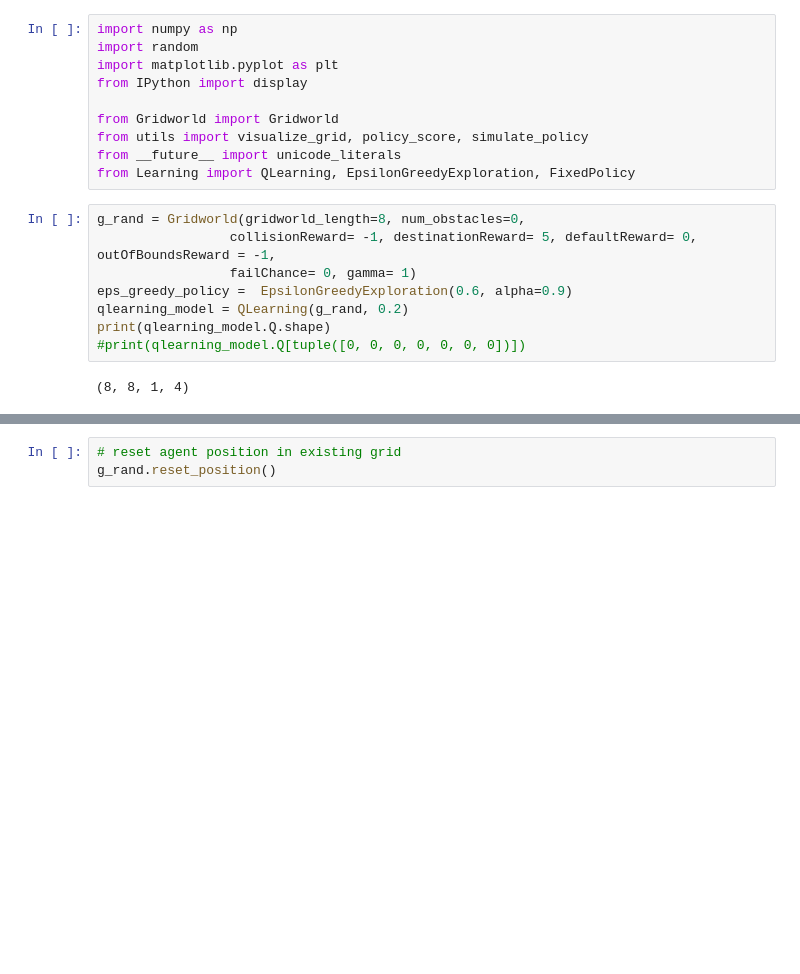
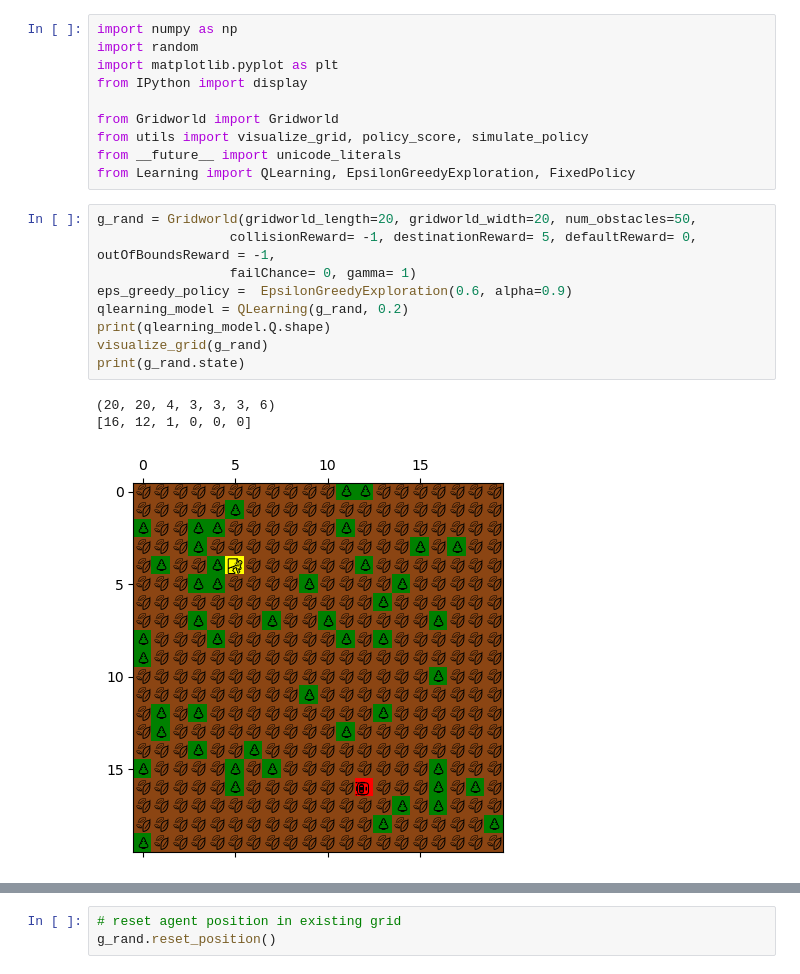
Before and after one commit to anujshetty/SearchAndResQ, a Jupyter notebook: Starter.ipynb, the cells around one changed output, grey strips where cells are left out. Cells and saved outputs as stored; diff of their text form; blank space fills up the shorter version.

```diff
--- a/Starter.ipynb
+++ b/Starter.ipynb
@@ -16,12 +19,15 @@ from utils import visualize_grid, policy_score, simulate_policy
 from __future__ import unicode_literals
 from Learning import QLearning, EpsilonGreedyExploration, FixedPolicy
 # %%
-g_rand = Gridworld(gridworld_length=8, num_obstacles=0,
+g_rand = Gridworld(gridworld_length=20, gridworld_width=20, num_obstacles=50,
                  collisionReward= -1, destinationReward= 5, defaultReward= 0, outOfBoundsReward = -1,
                  failChance= 0, gamma= 1)
 eps_greedy_policy =  EpsilonGreedyExploration(0.6, alpha=0.9)
 qlearning_model = QLearning(g_rand, 0.2)
 print(qlearning_model.Q.shape)
-#print(qlearning_model.Q[tuple([0, 0, 0, 0, 0, 0, 0])])
+visualize_grid(g_rand)
+print(g_rand.state)
 # %% [output]
-(8, 8, 1, 4)
+(20, 20, 4, 3, 3, 3, 6)
+[16, 12, 1, 0, 0, 0]
+[figure, added]
```
Also changed, not shown: parts of 8 cells of this notebook, 3 other files.
